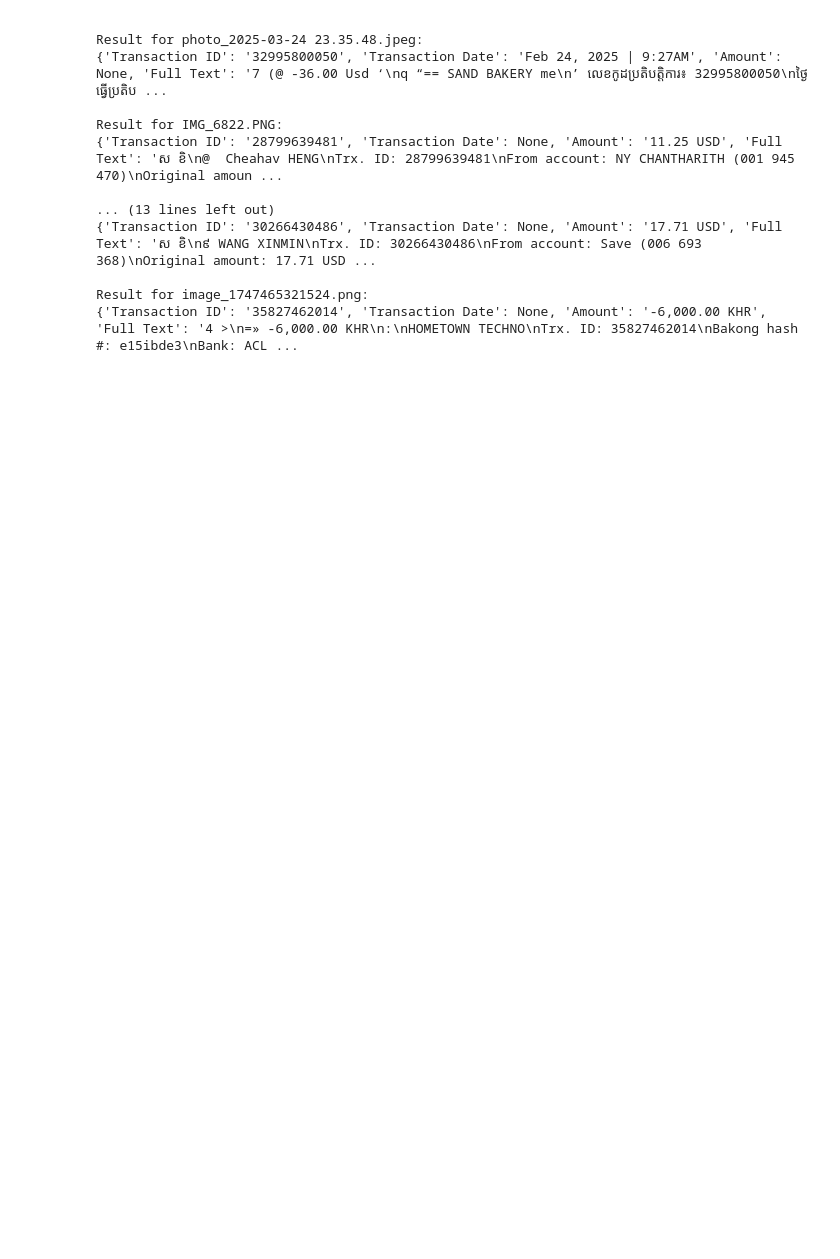
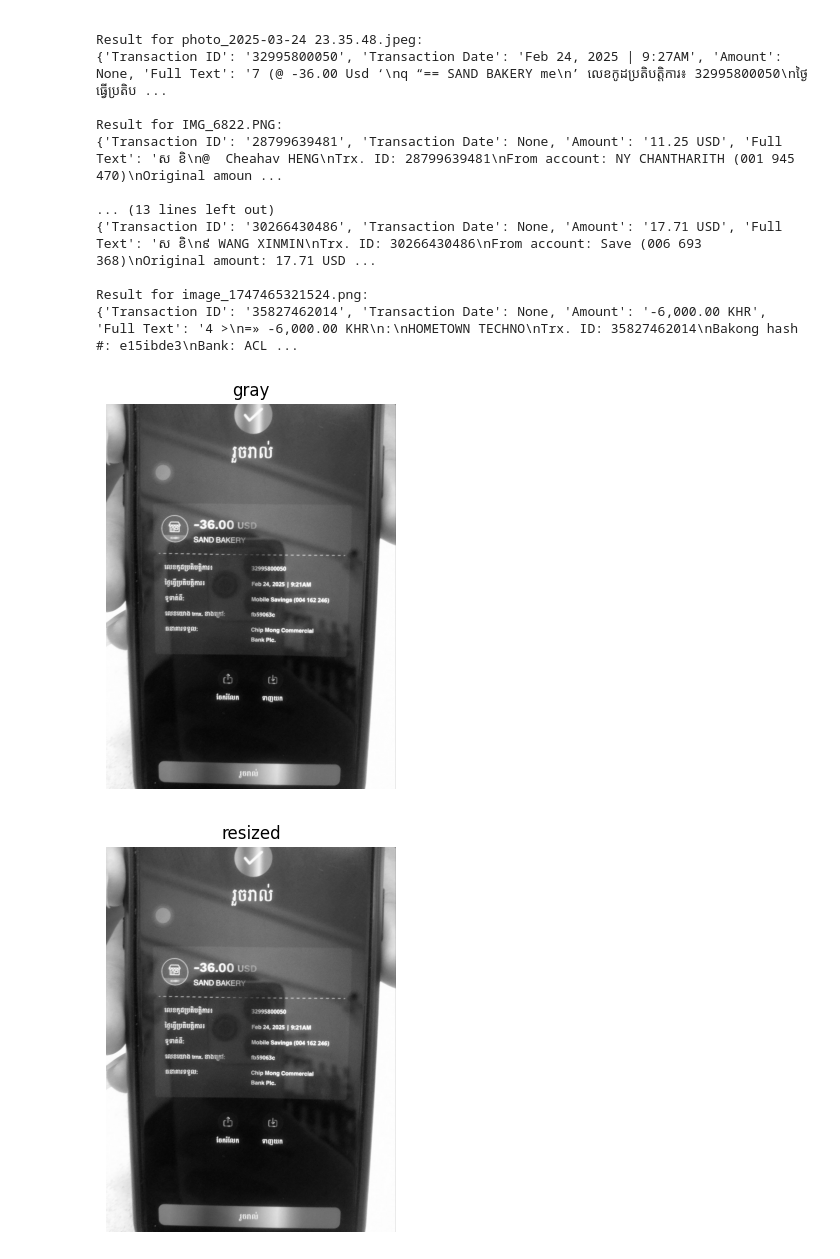
Before and after one commit to chantharith-NY/Bank-Transcript-Scanner, a Jupyter notebook: notebooks/Extract_data.ipynb, the cells around one changed output. Saved outputs shown, nothing was run; the diff lists cells and outputs as text; code cells hidden in the pictures; blank space fills up the shorter version.

```diff
--- a/notebooks/Extract_data.ipynb
+++ b/notebooks/Extract_data.ipynb
@@ -454,3 +450,70 @@ Result for IMG_6822.PNG:
 
 Result for image_1747465321524.png:
 {'Transaction ID': '35827462014', 'Transaction Date': None, 'Amount': '-6,000.00 KHR', 'Full Text': '4 >\n=» -6,000.00 KHR\n:\nHOMETOWN TECHNO\nTrx. ID: 35827462014\nBakong hash #: e15ibde3\nBank: ACL ...
+# %%
+def show_preprocessing_steps(image_path, debug=False, save_dir="preprocessing"):
+    img = cv2.imread(image_path)
+    if img is None:
+        raise ValueError(f"Could not load image at {image_path}")
+    steps = {}
+
+    # Gray
+    gray = cv2.cvtColor(img, cv2.COLOR_BGR2GRAY)
+    steps['gray'] = gray
+
+    # Resized
+    gray_resized = cv2.resize(gray, None, fx=3.0, fy=3.0, interpolation=cv2.INTER_LANCZOS4)
+    steps['resized'] = gray_resized
+
+    # Invert if dark
+    mean_val = np.mean(gray_resized)
+    if mean_val < 127:
+        gray_inverted = cv2.bitwise_not(gray_resized)
+        steps['inverted'] = gray_inverted
+        gray_for_next = gray_inverted
+    else:
+        gray_for_next = gray_resized
+
+    # Adjusted
+    alpha = 0.9
+    beta = 60
+    adjusted = cv2.convertScaleAbs(gray_for_next, alpha=alpha, beta=beta)
+    steps['adjusted'] = adjusted
+
+    # Sharpened
+    kernel = np.array([[-1, -1, -1], [-1, 9, -1], [-1, -1, -1]])
+    sharpened = cv2.filter2D(adjusted, -1, kernel)
+    steps['sharpened'] = sharpened
+
+    # Normalized
+    normalized = cv2.normalize(sharpened, None, 0, 255, cv2.NORM_MINMAX)
+    steps['normalized'] = normalized
+
+    # Thresholded (if light background)
+    if mean_val >= 127:
+        thresh = cv2.adaptiveThreshold(
+            normalized, 255, cv2.ADAPTIVE_THRESH_GAUSSIAN_C, cv2.THRESH_BINARY, 31, 2
+        )
+        steps['thresh'] = thresh
+
+    # Create save directory if it doesn't exist
+    save_dir = "preprocessing"
+    os.makedirs(save_dir, exist_ok=True)
+
+    # Plot and save each step one by one
+    for name, img in steps.items():
+        plt.figure(figsize=(5, 5))
+        plt.imshow(img, cmap='gray')
+        plt.title(name)
+        plt.axis('off')
+        plt.show()
+        # Save the image
+        save_path = os.path.join(save_dir, f"{name}_{os.path.basename(image_path)}")
+        cv2.imwrite(save_path, img)
+
+# Example usage:
+image_path_1 = "../data/raw/Test/photo_2025-03-24 23.35.48.jpeg"
+show_preprocessing_steps(image_path_1)
+# %% [output]
+[figure, added]
+[figure, added]
```
Also changed, not shown: parts of 6 cells of this notebook.
